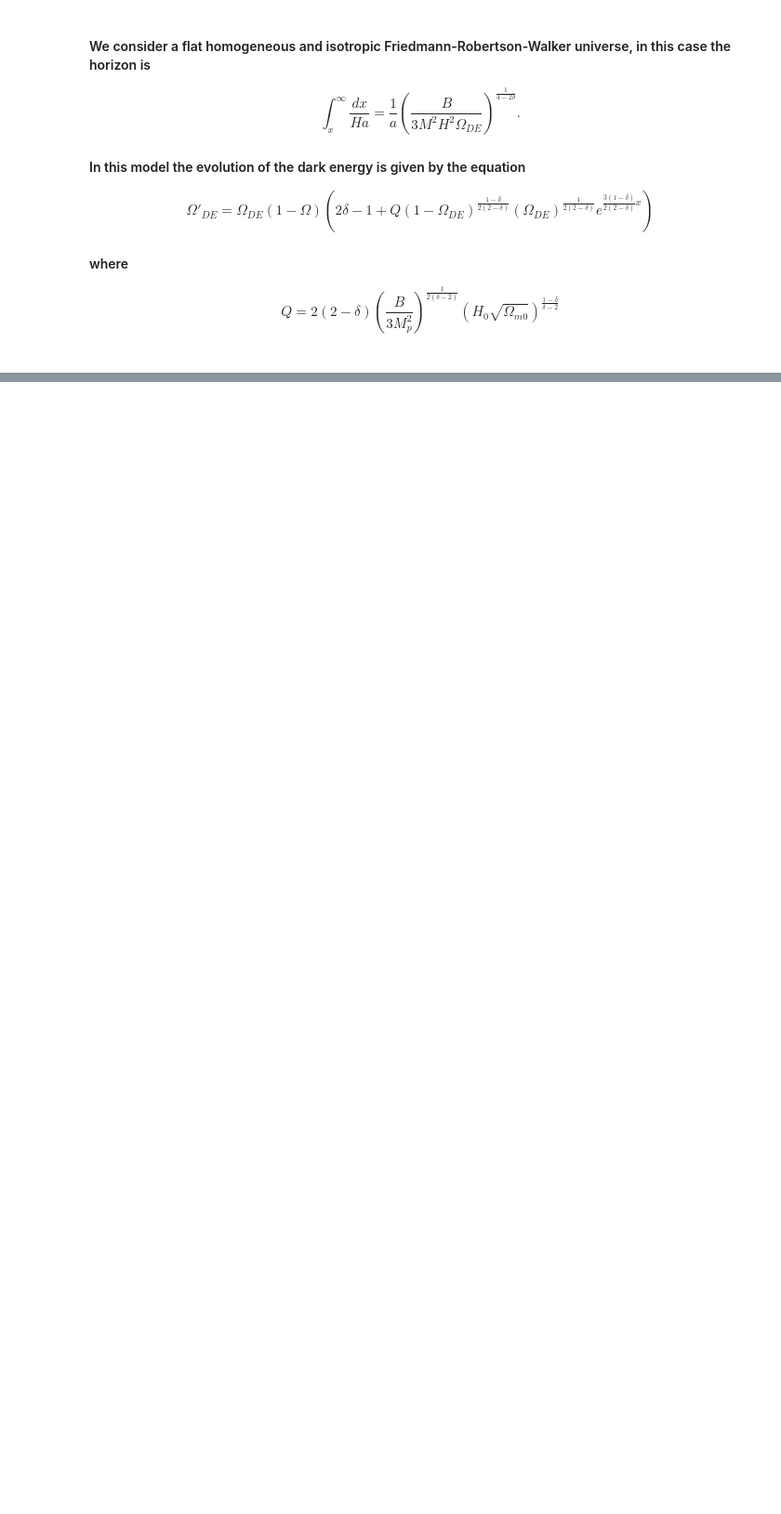
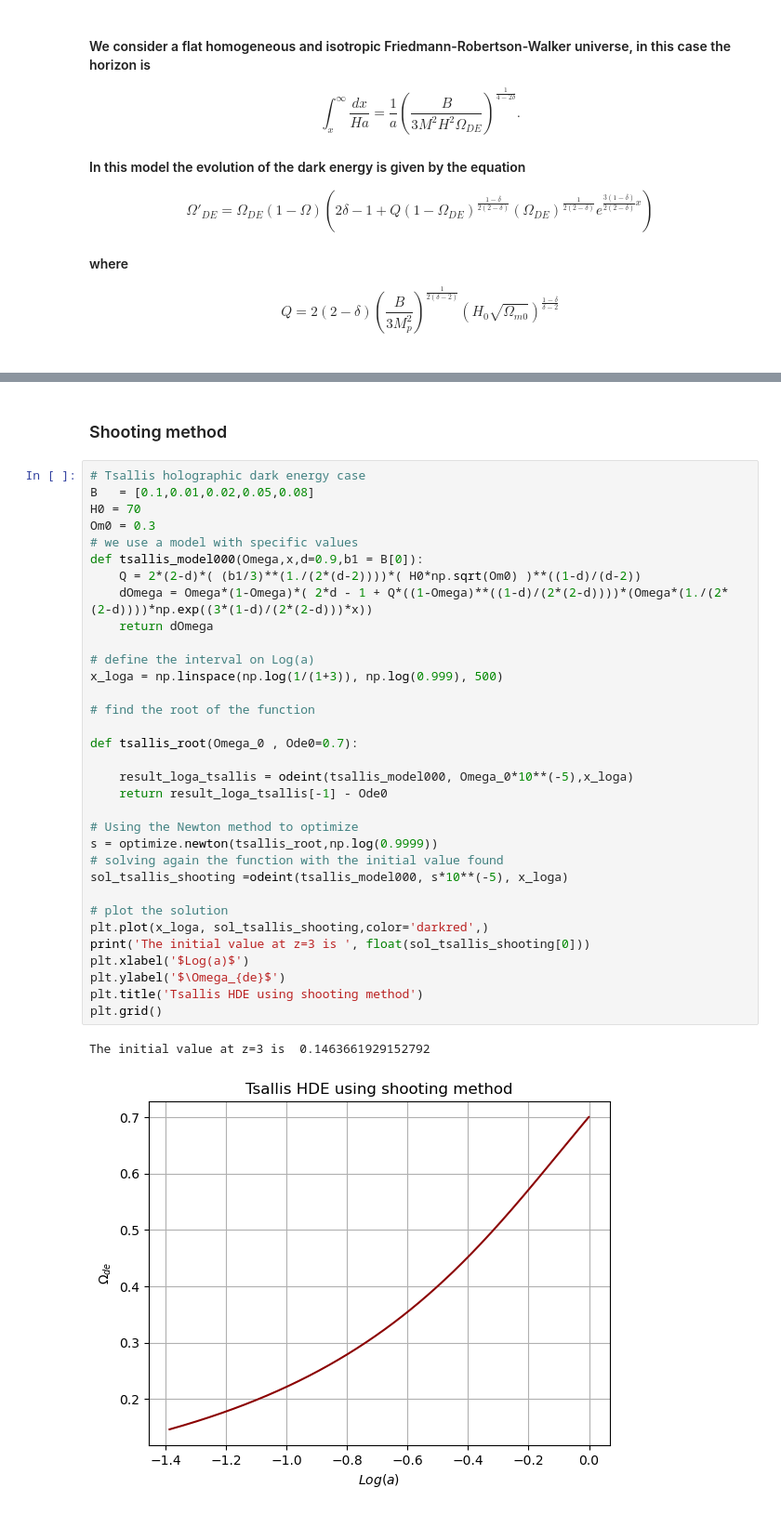
Before and after one commit to xlxnsxzpxtx/HolographicDE, a Jupyter notebook: holographics_models.ipynb, the cells around one changed output, grey strips where cells are left out. Shown: that part at 93% size. Cells and saved outputs as stored; diff of their text form; blank space fills up the shorter version.

```diff
--- a/holographics_models.ipynb
+++ b/holographics_models.ipynb
@@ -85,0 +167,38 @@ plt.grid()
+# %% [markdown]
+### Shooting method
+# %%
+# Tsallis holographic dark energy case
+B   = [0.1,0.01,0.02,0.05,0.08]
+H0 = 70
+Om0 = 0.3
+# we use a model with specific values
+def tsallis_model000(Omega,x,d=0.9,b1 = B[0]):
+    Q = 2*(2-d)*( (b1/3)**(1./(2*(d-2))))*( H0*np.sqrt(Om0) )**((1-d)/(d-2))
+    dOmega = Omega*(1-Omega)*( 2*d - 1 + Q*((1-Omega)**((1-d)/(2*(2-d))))*(Omega*(1./(2*(2-d))))*np.exp((3*(1-d)/(2*(2-d)))*x))
+    return dOmega
+
+# define the interval on Log(a)
+x_loga = np.linspace(np.log(1/(1+3)), np.log(0.999), 500)
+
+# find the root of the function
+
+def tsallis_root(Omega_0 , Ode0=0.7):
+
+    result_loga_tsallis = odeint(tsallis_model000, Omega_0*10**(-5),x_loga)
+    return result_loga_tsallis[-1] - Ode0
+
+# Using the Newton method to optimize
+s = optimize.newton(tsallis_root,np.log(0.9999))
+# solving again the function with the initial value found
+sol_tsallis_shooting =odeint(tsallis_model000, s*10**(-5), x_loga)
+
+# plot the solution
+plt.plot(x_loga, sol_tsallis_shooting,color='darkred',)
+print('The initial value at z=3 is ', float(sol_tsallis_shooting[0]))
+plt.xlabel('$Log(a)$')
+plt.ylabel('$\Omega_{de}$')
+plt.title('Tsallis HDE using shooting method')
+plt.grid()
+# %% [output]
+The initial value at z=3 is  0.1463661929152792
+[figure, added]
```
Also changed, not shown: parts of 7 cells of this notebook.
